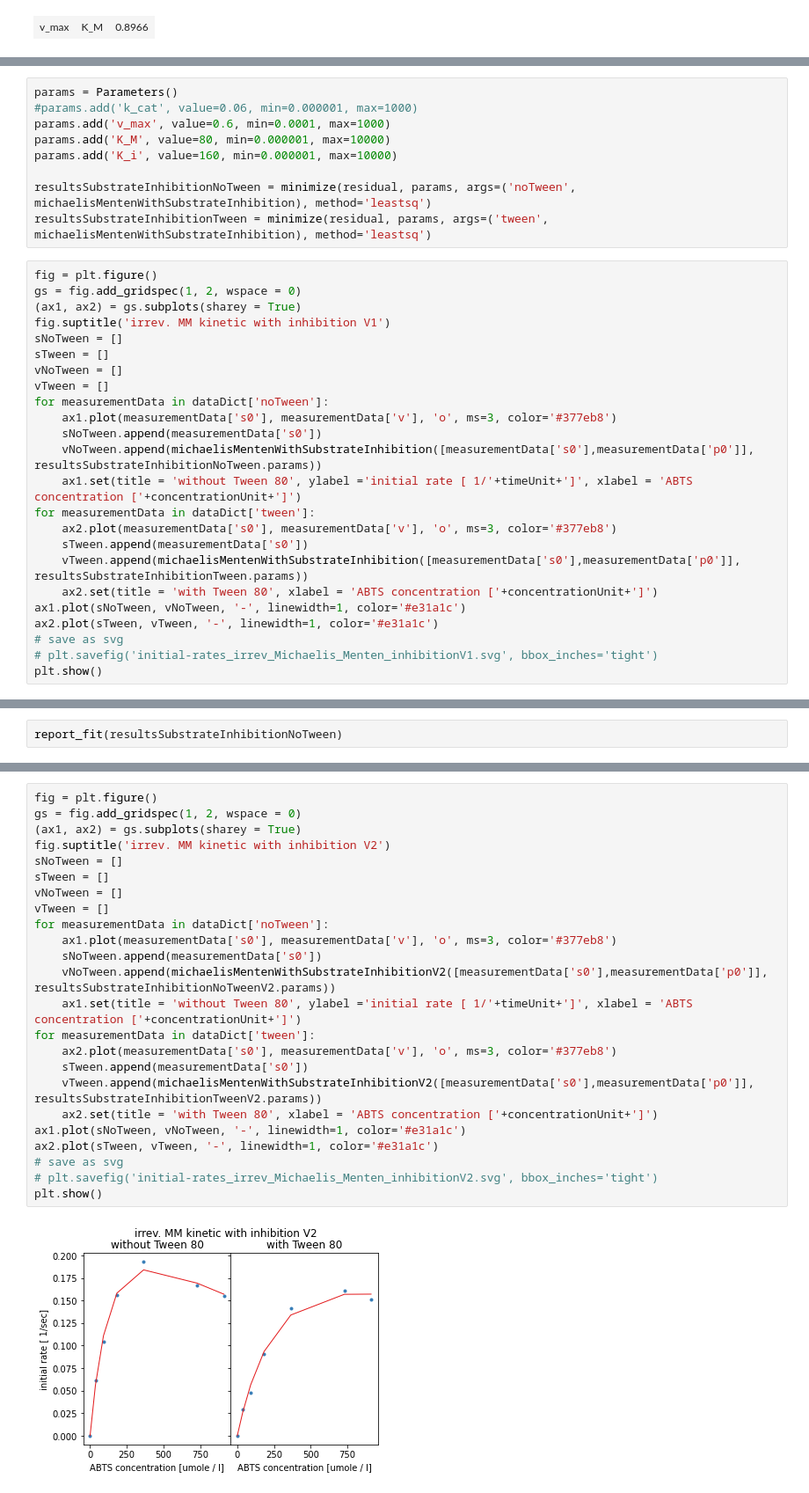
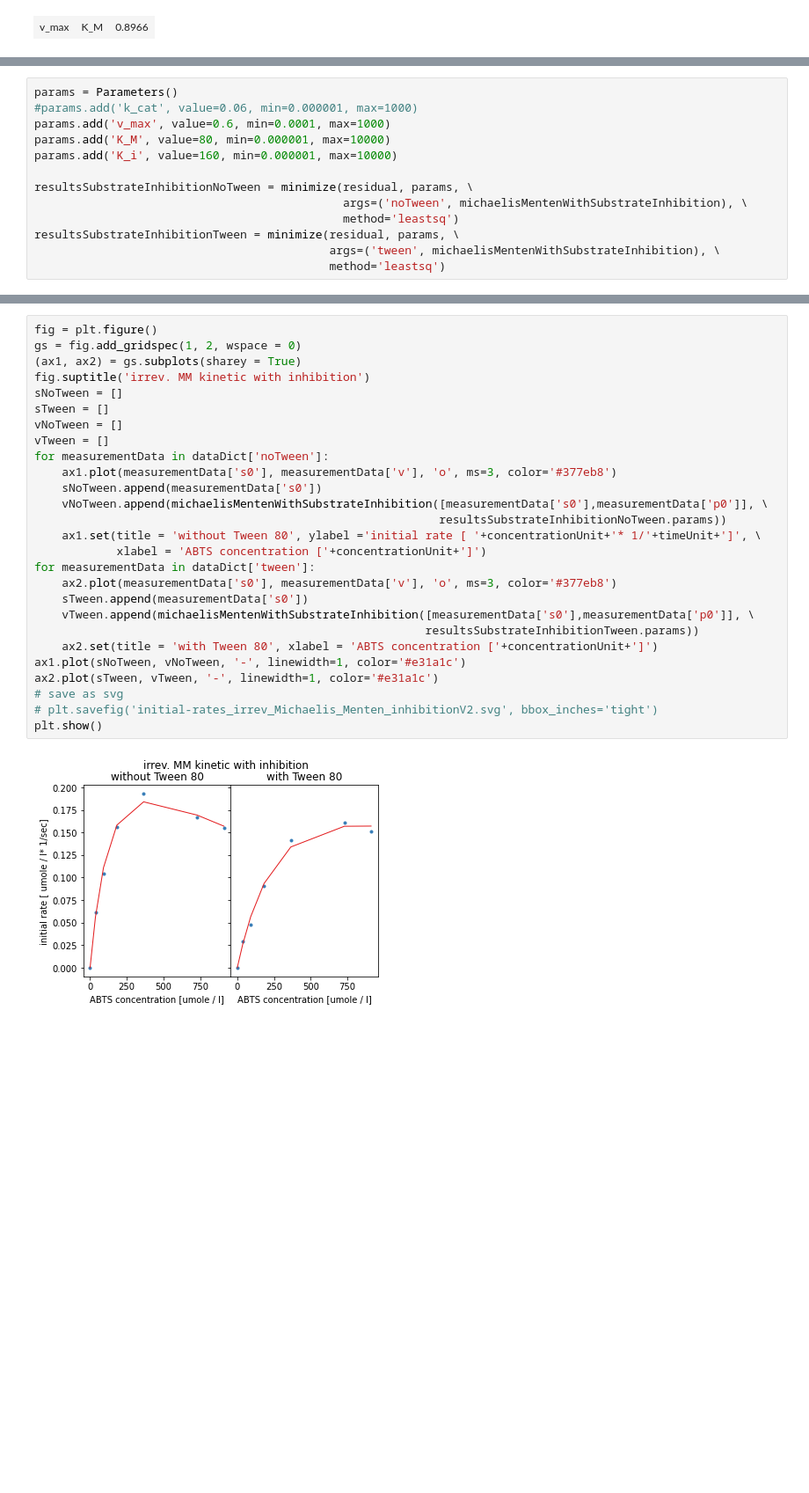
Before and after one commit to HannahDi/master-thesis, a Jupyter notebook: book/Scenarios/Scenario3.ipynb, the cells around one changed output, grey strips where cells are left out. Shown: that part at 88% size. Cells and saved outputs as stored; diff of their text form; blank space fills up the shorter version.

```diff
--- a/book/Scenarios/Scenario3.ipynb
+++ b/book/Scenarios/Scenario3.ipynb
@@ -408,29 +412,9 @@ params.add('v_max', value=0.6, min=0.0001, max=1000)
 params.add('K_M', value=80, min=0.000001, max=10000)
 params.add('K_i', value=160, min=0.000001, max=10000)
 
-resultsSubstrateInhibitionNoTween = minimize(residual, params, args=('noTween', michaelisMentenWithSubstrateInhibition), method='leastsq')
-resultsSubstrateInhibitionTween = minimize(residual, params, args=('tween', michaelisMentenWithSubstrateInhibition), method='leastsq')
+resultsSubstrateInhibitionNoTween = minimize(residual, params, \
+                                             args=('noTween', michaelisMentenWithSubstrateInhibition), \
+                                             method='leastsq')
+resultsSubstrateInhibitionTween = minimize(residual, params, \
+                                           args=('tween', michaelisMentenWithSubstrateInhibition), \
+                                           method='leastsq')
-# %%
-fig = plt.figure()
-gs = fig.add_gridspec(1, 2, wspace = 0)
-(ax1, ax2) = gs.subplots(sharey = True)
-fig.suptitle('irrev. MM kinetic with inhibition V1')
-sNoTween = []
-sTween = []
-vNoTween = []
-vTween = []
-for measurementData in dataDict['noTween']:
-    ax1.plot(measurementData['s0'], measurementData['v'], 'o', ms=3, color='#377eb8')
-    sNoTween.append(measurementData['s0'])
-    vNoTween.append(michaelisMentenWithSubstrateInhibition([measurementData['s0'],measurementData['p0']], resultsSubstrateInhibitionNoTween.params))
-    ax1.set(title = 'without Tween 80', ylabel ='initial rate [ 1/'+timeUnit+']', xlabel = 'ABTS concentration ['+concentrationUnit+']')
-for measurementData in dataDict['tween']:
-    ax2.plot(measurementData['s0'], measurementData['v'], 'o', ms=3, color='#377eb8')
-    sTween.append(measurementData['s0'])
-    vTween.append(michaelisMentenWithSubstrateInhibition([measurementData['s0'],measurementData['p0']], resultsSubstrateInhibitionTween.params))
-    ax2.set(title = 'with Tween 80', xlabel = 'ABTS concentration ['+concentrationUnit+']')
-ax1.plot(sNoTween, vNoTween, '-', linewidth=1, color='#e31a1c')
-ax2.plot(sTween, vTween, '-', linewidth=1, color='#e31a1c')
-# save as svg
-# plt.savefig('initial-rates_irrev_Michaelis_Menten_inhibitionV1.svg', bbox_inches='tight')
-plt.show()
@@ -439,2 +420,0 @@ plt.show()
-# %%
-report_fit(resultsSubstrateInhibitionNoTween)
@@ -488,26 +469,29 @@ resultsSubstrateInhibitionTweenV2 = minimize(residual, params, args=('tween', mi
 # %%
 fig = plt.figure()
 gs = fig.add_gridspec(1, 2, wspace = 0)
 (ax1, ax2) = gs.subplots(sharey = True)
-fig.suptitle('irrev. MM kinetic with inhibition V2')
+fig.suptitle('irrev. MM kinetic with inhibition')
 sNoTween = []
 sTween = []
 vNoTween = []
 vTween = []
 for measurementData in dataDict['noTween']:
     ax1.plot(measurementData['s0'], measurementData['v'], 'o', ms=3, color='#377eb8')
     sNoTween.append(measurementData['s0'])
-    vNoTween.append(michaelisMentenWithSubstrateInhibitionV2([measurementData['s0'],measurementData['p0']], resultsSubstrateInhibitionNoTweenV2.params))
-    ax1.set(title = 'without Tween 80', ylabel ='initial rate [ 1/'+timeUnit+']', xlabel = 'ABTS concentration ['+concentrationUnit+']')
+    vNoTween.append(michaelisMentenWithSubstrateInhibition([measurementData['s0'],measurementData['p0']], \
+                                                           resultsSubstrateInhibitionNoTween.params))
+    ax1.set(title = 'without Tween 80', ylabel ='initial rate [ '+concentrationUnit+'* 1/'+timeUnit+']', \
+            xlabel = 'ABTS concentration ['+concentrationUnit+']')
 for measurementData in dataDict['tween']:
     ax2.plot(measurementData['s0'], measurementData['v'], 'o', ms=3, color='#377eb8')
     sTween.append(measurementData['s0'])
-    vTween.append(michaelisMentenWithSubstrateInhibitionV2([measurementData['s0'],measurementData['p0']], resultsSubstrateInhibitionTweenV2.params))
+    vTween.append(michaelisMentenWithSubstrateInhibition([measurementData['s0'],measurementData['p0']], \
+                                                         resultsSubstrateInhibitionTween.params))
     ax2.set(title = 'with Tween 80', xlabel = 'ABTS concentration ['+concentrationUnit+']')
 ax1.plot(sNoTween, vNoTween, '-', linewidth=1, color='#e31a1c')
 ax2.plot(sTween, vTween, '-', linewidth=1, color='#e31a1c')
 # save as svg
 # plt.savefig('initial-rates_irrev_Michaelis_Menten_inhibitionV2.svg', bbox_inches='tight')
 plt.show()
 # %% [output]
-[figure, old version]
+[figure, new version]
```
Also changed, not shown: parts of 29 cells of this notebook.
